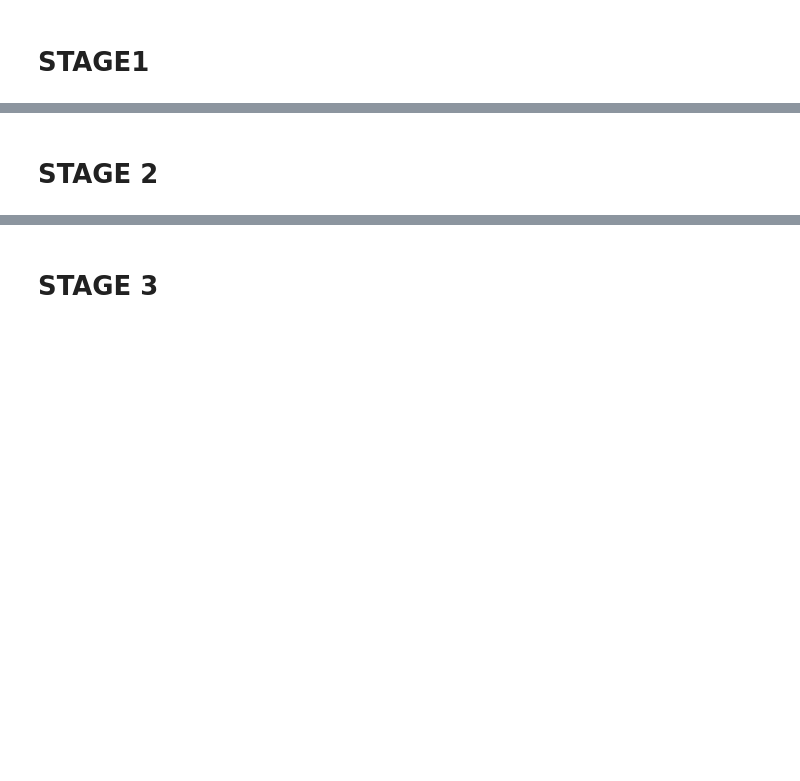
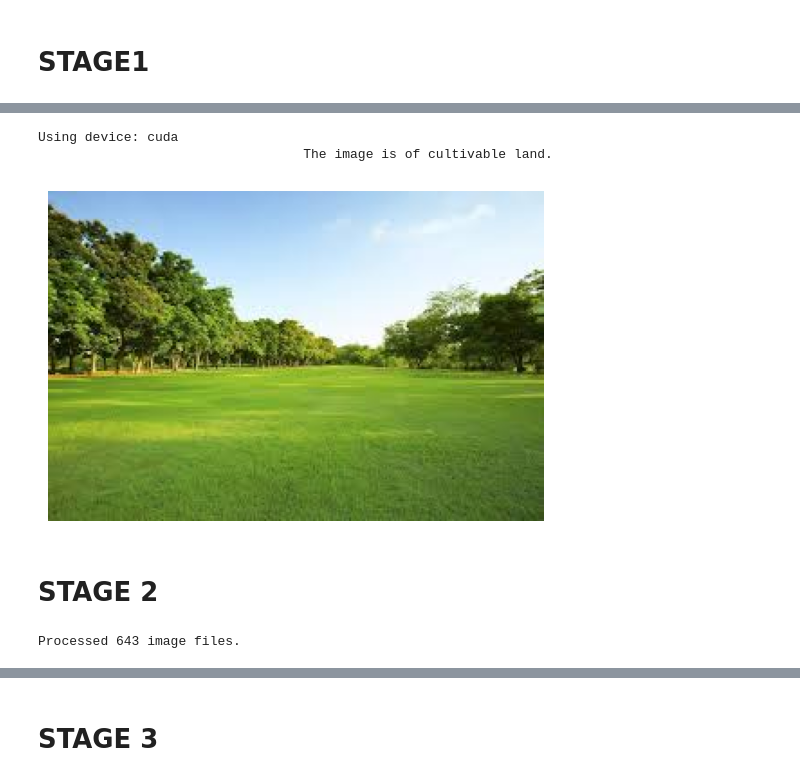
Before and after one commit to ananyanivarthi/Paddy, a Jupyter notebook: Final_Code.ipynb, the cells around one changed output, grey strips where cells are left out. Drawn from its saved outputs; the diff is of its cells as text; code cells hidden in the pictures; blank space fills up the shorter version.

```diff
--- a/Final_Code.ipynb
+++ b/Final_Code.ipynb
@@ -151,34 +179,38 @@ def test_ensemble_on_image(input_image_path, test_image_paths):
 
             similarity = calculate_similarity(input_features, test_features)
             if similarity >= similarity_threshold:
                 votes.append(1)  # Similar image found
                 break
         else:
             votes.append(0)  # No similar image found
 
     # Majority voting
     return votes.count(1) > votes.count(0)
 
 # Example usage
 merged_dataset_dir = '/content/merged_dataset'  # Replace with your actual dataset directory path
 train_paths, val_paths, test_paths = split_dataset(merged_dataset_dir)
 
-input_image_path = '/content/land.jpg'
+input_image_path = '/content/land .jpeg'
 is_cultivable = test_ensemble_on_image(input_image_path, test_paths)
 
 # Get terminal width
 columns, _ = shutil.get_terminal_size()
 
 # Center the result text
 result_text = "The image is of cultivable land." if is_cultivable else "The image is not of cultivable land."
 print(result_text.center(columns))
 
 # Display the image
 image, _ = preprocess_image(input_image_path)
 if image:
     plt.imshow(image)
     plt.axis('off')
     plt.show()
+# %% [output]
+Using device: cuda
+                                  The image is of cultivable land.
+[figure, added]
 # %% [markdown]
 # **STAGE 2**
 # %%
@@ -215,7 +247,7 @@ def is_image_file(filename):
     return False
 
 # Path to your dataset directory
-dataset_dir = '/content/drive/MyDrive/PADDYYYY-20240814T083859Z-001/PADDYYYY'
+dataset_dir = '/content/drive/MyDrive/PADDYYYY'
 
 # List to store valid image paths
 image_paths = []
@@ -237,6 +269,8 @@ for img_path in tqdm(image_paths):
         print(f"Error processing {img_path}: {e}")
 
 print(f"Processed {len(image_paths)} image files.")
+# %% [output]
+Processed 643 image files.
 # %%
 import torch
 from torchvision import transforms
```
Also changed, not shown: parts of 24 cells of this notebook.
